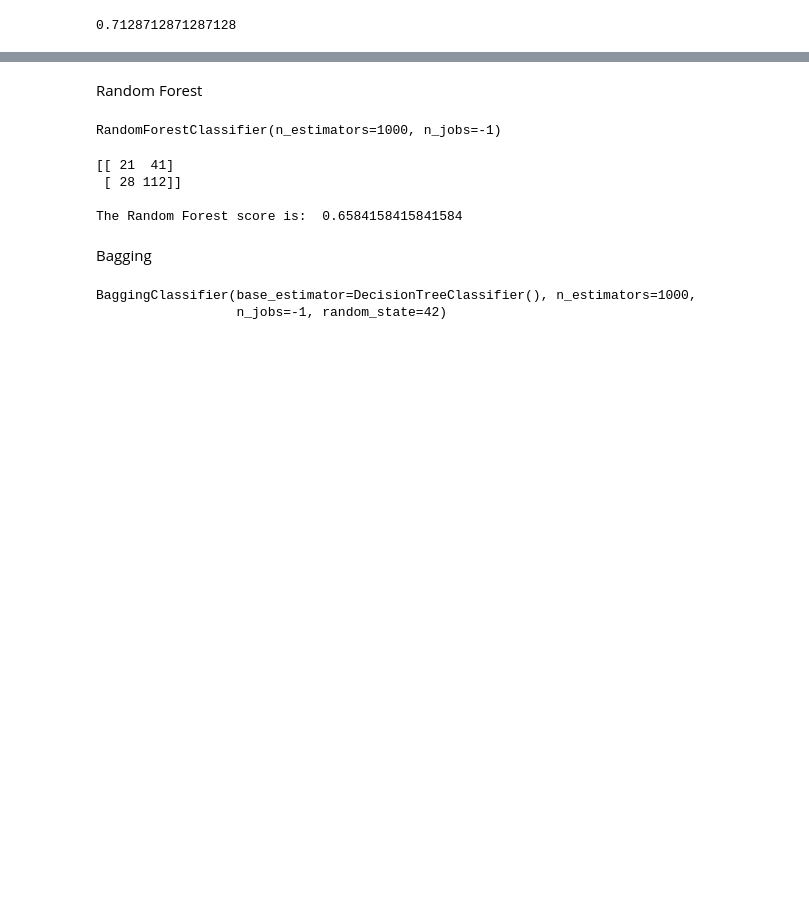
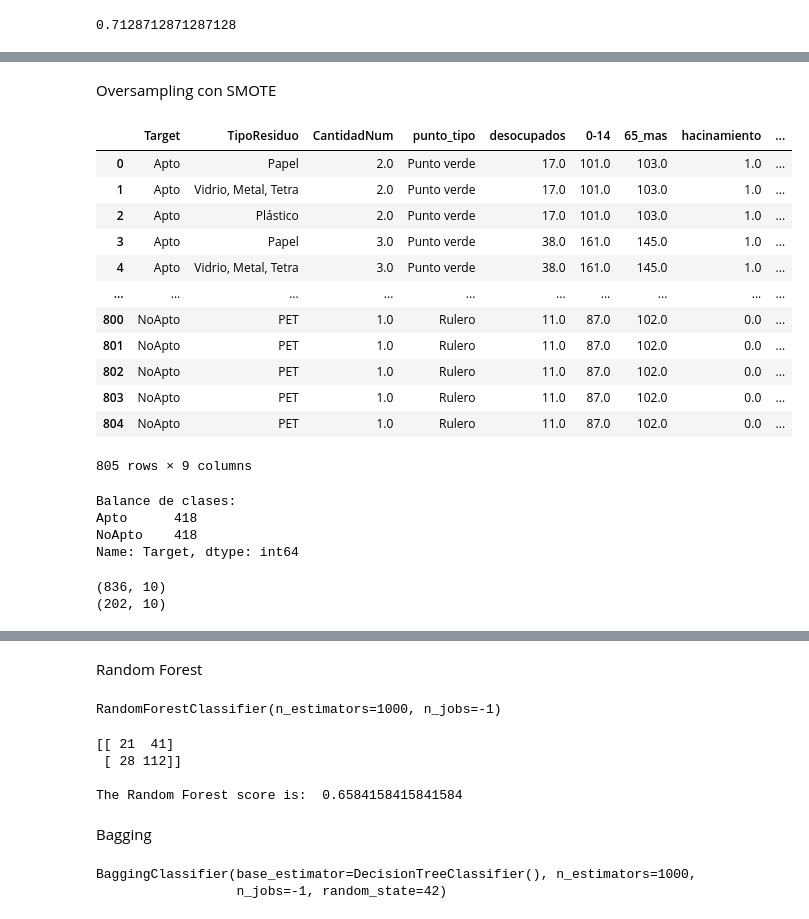
Before and after one commit to GerardoGrana/DHdatascienceG8, a Jupyter notebook: Arbol de decisión y ensambles.ipynb, the cells around one changed output, grey strips where cells are left out. Drawn from its saved outputs; the diff is of its cells as text; code cells hidden in the pictures; blank space fills up the shorter version.

```diff
--- a/Arbol de decisión y ensambles.ipynb
+++ b/Arbol de decisión y ensambles.ipynb
@@ -148,0 +161,21 @@ Image(graph2.create_png())
+# %% [markdown]
+Oversampling con SMOTE
+# %%
+#Traemos el DataFrame sin dummies
+data_sindummies = pd.read_csv('PVR_train_test_sindummies.csv')
+# %%
+data_sindummies
+# %% [output]
+|  | Target | TipoResiduo | CantidadNum | punto_tipo | desocupados | 0-14 | 65_mas | hacinamiento | ... |
+| 0 | Apto | Papel | 2.0 | Punto verde | 17.0 | 101.0 | 103.0 | 1.0 | ... |
+| 1 | Apto | Vidrio, Metal, Tetra | 2.0 | Punto verde | 17.0 | 101.0 | 103.0 | 1.0 | ... |
+| 2 | Apto | Plástico | 2.0 | Punto verde | 17.0 | 101.0 | 103.0 | 1.0 | ... |
+| 3 | Apto | Papel | 3.0 | Punto verde | 38.0 | 161.0 | 145.0 | 1.0 | ... |
+| 4 | Apto | Vidrio, Metal, Tetra | 3.0 | Punto verde | 38.0 | 161.0 | 145.0 | 1.0 | ... |
+| ... | ... | ... | ... | ... | ... | ... | ... | ... | ... |
+| 800 | NoApto | PET | 1.0 | Rulero | 11.0 | 87.0 | 102.0 | 0.0 | ... |
+| 801 | NoApto | PET | 1.0 | Rulero | 11.0 | 87.0 | 102.0 | 0.0 | ... |
+| 802 | NoApto | PET | 1.0 | Rulero | 11.0 | 87.0 | 102.0 | 0.0 | ... |
+| 803 | NoApto | PET | 1.0 | Rulero | 11.0 | 87.0 | 102.0 | 0.0 | ... |
+| 804 | NoApto | PET | 1.0 | Rulero | 11.0 | 87.0 | 102.0 | 0.0 | ... |
+805 rows × 9 columns
@@ -148,0 +194,28 @@ Image(graph2.create_png())
+# %%
+print('Balance de clases:')
+print(y_train_sm.value_counts(normalize=False))
+# %% [output]
+Balance de clases:
+Apto      418
+NoApto    418
+Name: Target, dtype: int64
+# %%
+enc=OneHotEncoder(drop='first',sparse=False)
+train_dummies=enc.fit_transform(X_train_sm.loc[:,categorical_cols])
+train_dummies=pd.DataFrame(train_dummies)
+train_dummies.columns=[x for cat_list in enc.categories_ for x in cat_list[1:]]
+
+X_train_final=X_train_sm.loc[:,numerical_cols].join(train_dummies)
+
+test_dummies=enc.transform(X_test_cat.loc[:,categorical_cols])
+test_dummies=pd.DataFrame(test_dummies)
+test_dummies.columns=[x for cat_list in enc.categories_ for x in cat_list[1:]]
+test_dummies.index=X_test.index
+
+X_test_final=X_test_cat.loc[:,numerical_cols].join(test_dummies)
+
+print(X_train_final.shape)
+print(X_test_final.shape)
+# %% [output]
+(836, 10)
+(202, 10)
```
Also changed, not shown: parts of 13 cells of this notebook, 3 other files.
